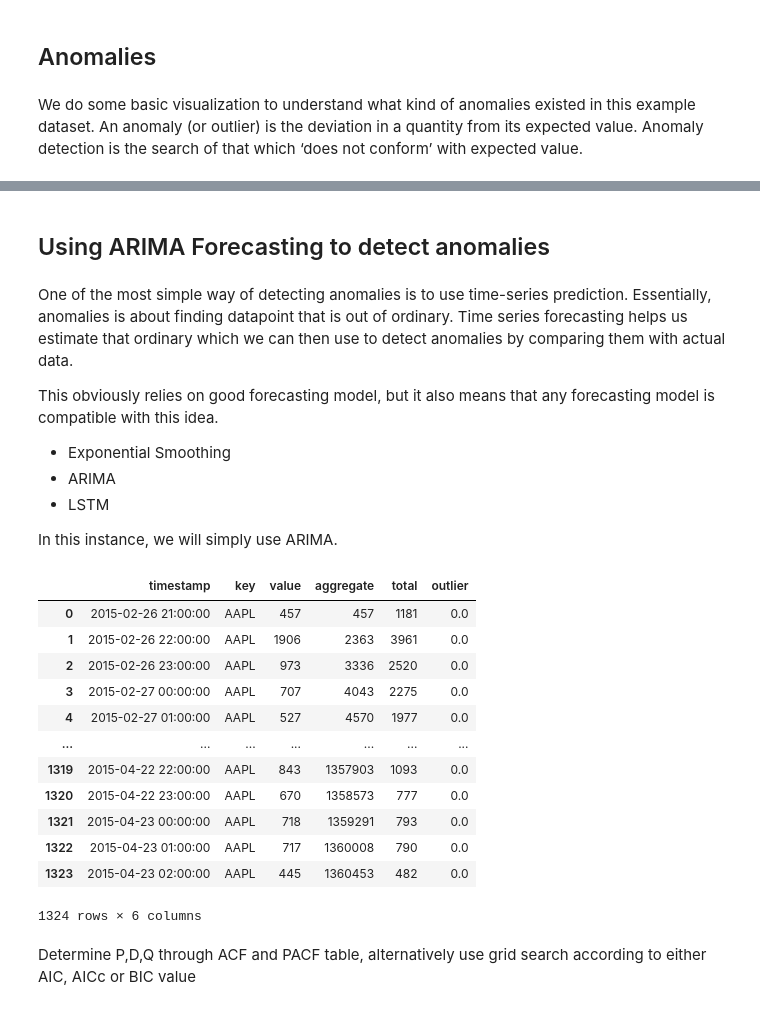
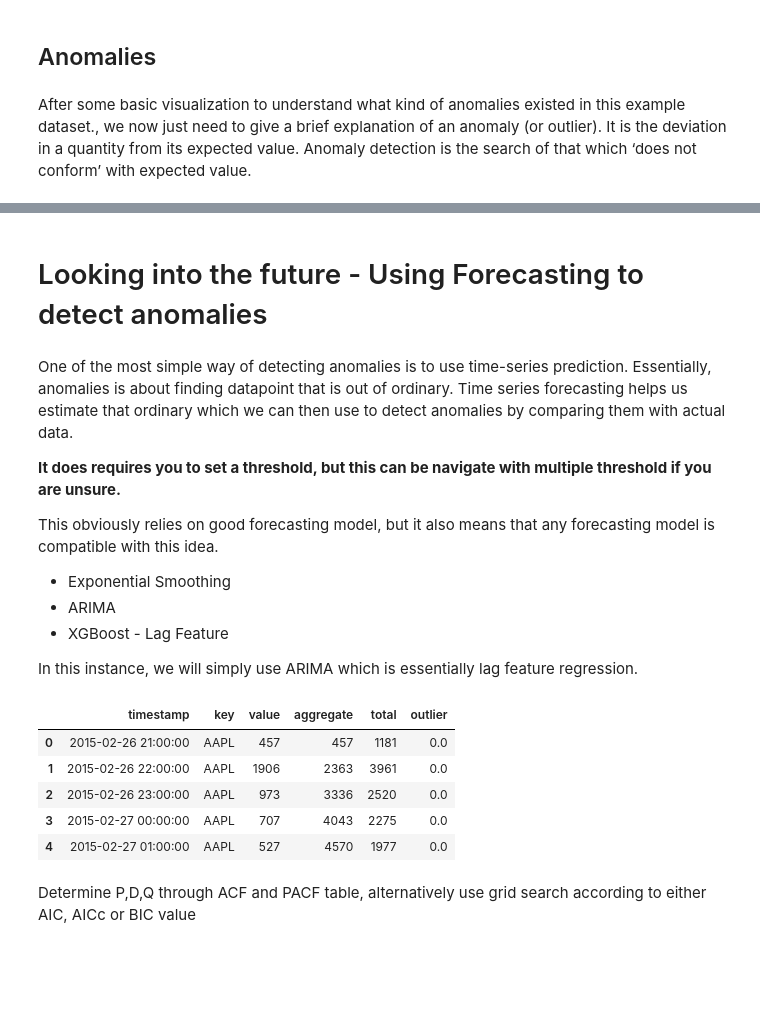
Before and after one commit to FreelancerFel/Anomalies_Detection, a Jupyter notebook: Anomalies_Detection.ipynb, the cells around one changed output, grey strips where cells are left out. Saved outputs shown, nothing was run; the diff lists cells and outputs as text; code cells hidden in the pictures; blank space fills up the shorter version.

```diff
--- a/Anomalies_Detection.ipynb
+++ b/Anomalies_Detection.ipynb
@@ -214,7 +217,7 @@ ggplot(df[df['key']=='AAPL'], aes(x='timestamp',y='aggregate', group='key', colo
 # %% [markdown]
 ## Anomalies
 # %% [markdown]
-We do some basic visualization to understand what kind of anomalies existed in this example dataset. An anomaly (or outlier) is the deviation in a quantity from its expected value. Anomaly detection is the search of that which ‘does not conform’ with expected value.
+After some basic visualization to understand what kind of anomalies existed in this example dataset., we now just need to give a brief explanation of an anomaly (or outlier). It is the deviation in a quantity from its expected value. Anomaly detection is the search of that which ‘does not conform’ with expected value.
 # %% [markdown]
 * Point Anomaly
 ![Point Anomaly](https://github.com/FreelancerFel/Anomalies_Detection/blob/master/global-outlier.png?raw=1)
@@ -223,36 +226,31 @@ We do some basic visualization to understand what kind of anomalies existed in t
 * Collective Anomaly
 ![Anomaly](https://github.com/FreelancerFel/Anomalies_Detection/blob/master/collective-outliers.png?raw=1)
 # %% [markdown]
-## Using ARIMA Forecasting to detect anomalies
+# Looking into the future - Using Forecasting to detect anomalies
 # %% [markdown]
 One of the most simple way of detecting anomalies is to use time-series prediction. Essentially, anomalies is about finding datapoint that is out of ordinary. Time series forecasting helps us estimate that ordinary which we can then use to detect anomalies by comparing them with actual data.
+
+**It does requires you to set a threshold, but this can be navigate with multiple threshold if you are unsure.**
 
 This obviously relies on good forecasting model, but it also means that any forecasting model is compatible with this idea.
 
 * Exponential Smoothing
 * ARIMA
-* LSTM
+* XGBoost - Lag Feature
 
-In this instance, we will simply use ARIMA.
+In this instance, we will simply use ARIMA which is essentially lag feature regression.
 # %%
 AnomaliesData = df[df['key']=='AAPL']
 train, test = (AnomaliesData.value[0:-48]), (AnomaliesData.value[-48:])
 train_log, test_log = np.log10(train), np.log10(test) # take log to scale
-AnomaliesData
+AnomaliesData.head()
 # %% [output]
 |  | timestamp | key | value | aggregate | total | outlier |
 | 0 | 2015-02-26 21:00:00 | AAPL | 457 | 457 | 1181 | 0.0 |
 | 1 | 2015-02-26 22:00:00 | AAPL | 1906 | 2363 | 3961 | 0.0 |
 | 2 | 2015-02-26 23:00:00 | AAPL | 973 | 3336 | 2520 | 0.0 |
 | 3 | 2015-02-27 00:00:00 | AAPL | 707 | 4043 | 2275 | 0.0 |
 | 4 | 2015-02-27 01:00:00 | AAPL | 527 | 4570 | 1977 | 0.0 |
-| ... | ... | ... | ... | ... | ... | ... |
-| 1319 | 2015-04-22 22:00:00 | AAPL | 843 | 1357903 | 1093 | 0.0 |
-| 1320 | 2015-04-22 23:00:00 | AAPL | 670 | 1358573 | 777 | 0.0 |
-| 1321 | 2015-04-23 00:00:00 | AAPL | 718 | 1359291 | 793 | 0.0 |
-| 1322 | 2015-04-23 01:00:00 | AAPL | 717 | 1360008 | 790 | 0.0 |
-| 1323 | 2015-04-23 02:00:00 | AAPL | 445 | 1360453 | 482 | 0.0 |
-1324 rows × 6 columns
 # %% [markdown]
 Determine P,D,Q through ACF and PACF table, alternatively use grid search according to either AIC, AICc or BIC value
 # %%
```
Also changed, not shown: parts of 33 cells of this notebook.
